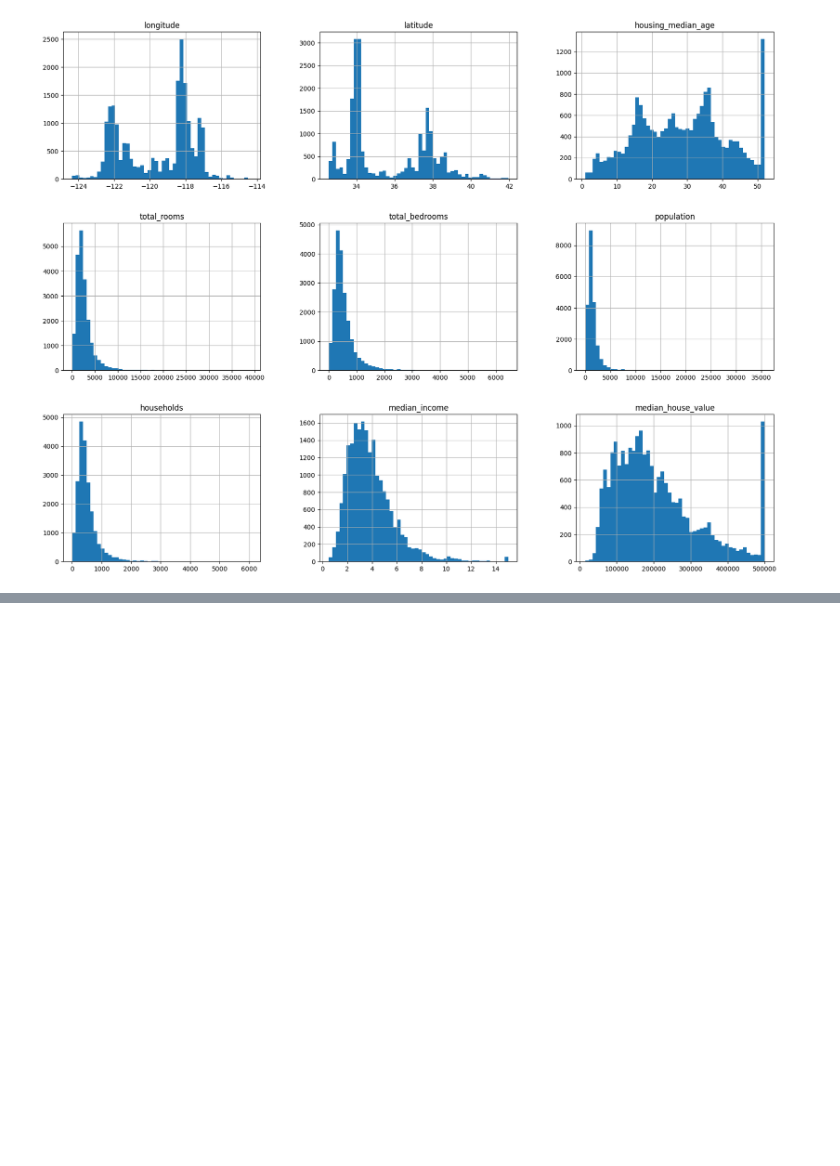
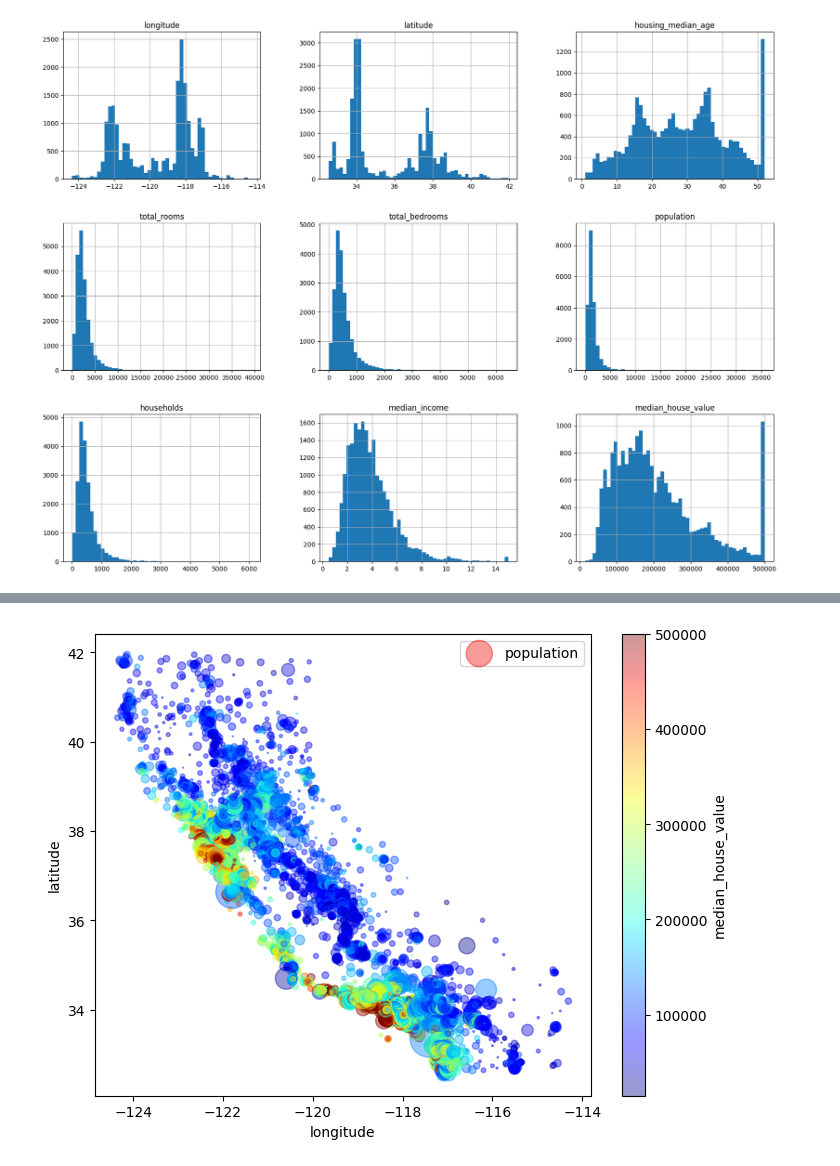
Before and after one commit to baxronovferuz1/DataScience_Np, a Jupyter notebook: machine_learning.ipynb, the cells around one changed output, grey strips where cells are left out. Saved outputs shown, nothing was run; the diff lists cells and outputs as text; code cells hidden in the pictures; blank space fills up the shorter version.

```diff
--- a/machine_learning.ipynb
+++ b/machine_learning.ipynb
@@ -65,0 +90,5 @@ plt.show()
+# %%
+house.plot(kind="scatter", x="longitude",y="latitude",alpha=0.4,s=house["population"]/50,label="population",c="median_house_value",cmap="jet",colorbar=True,figsize=(8,6))
+plt.show()
+# %% [output]
+[figure, added]
```
Also changed, not shown: parts of 5 cells of this notebook.
